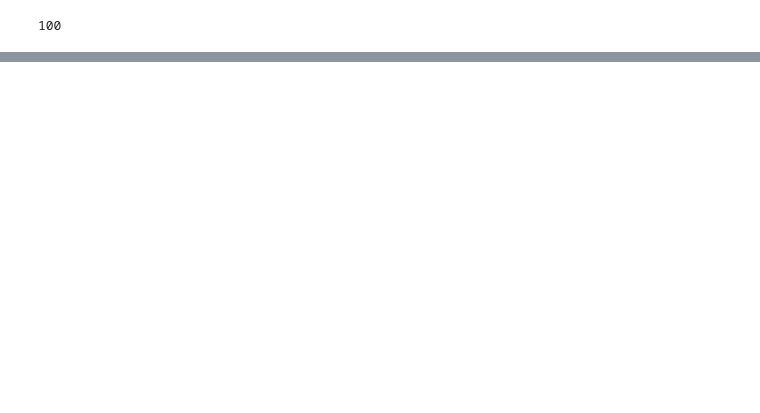
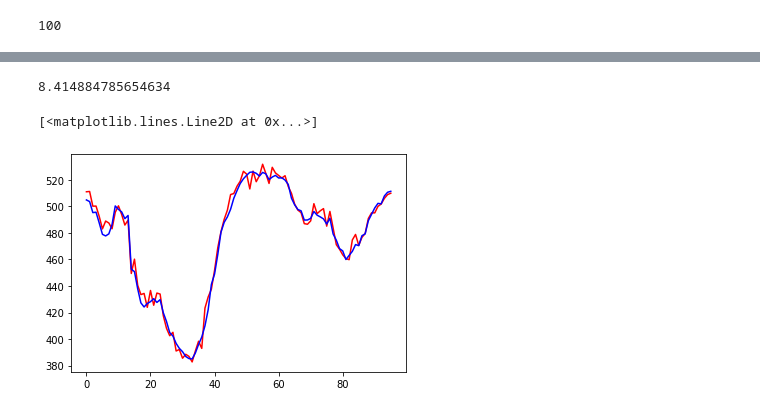
Before and after one commit to NithinSravan/fyp-ga-neuroevolution, a Jupyter notebook: FYP.ipynb, the cells around one changed output, grey strips where cells are left out. Cells and saved outputs as stored; diff of their text form; code cells hidden in the pictures; blank space fills up the shorter version.

```diff
--- a/FYP.ipynb
+++ b/FYP.ipynb
@@ -211,7 +211,7 @@ def fitness():
 #selecting parents....
 
 def selectparent():
-    global fit_value,parents,best_soc,best_fitness
+    global fit_value,parents,best_soc,best_fitness,max_fitness_idx
     parents =[[0 for i in range(vtot*96)]for j in range(100)]
     best_soc=[[0 for i in range(vtot*96)]for j in range(100)]
     for parent_num in range(100):
@@ -345,0 +367,22 @@ plt.show
+# %%
+sum_pev1=[]
+for t in range(0,96):
+        temp_val = 0
+        for j in range(0,vtot):
+            temp_val+=cars[max_fitness_idx][t*vtot+j]
+        sum_pev1.append(temp_val)
+        temp_val = 0
+
+sum_pev1[20]
+# %% [output]
+8.414884785654634
+# %%
+P_load_corrected=[]
+for i in range(0,96):
+    P_load_corrected.append( P_load[i]  +( sum_pev1[i]))
+
+plt.plot(P_load_corrected,'r')
+plt.plot(P_load,'b')
+# %% [output]
+[<matplotlib.lines.Line2D at 0x...>]
+[figure, added]
```
Also changed, not shown: parts of 5 cells of this notebook.
